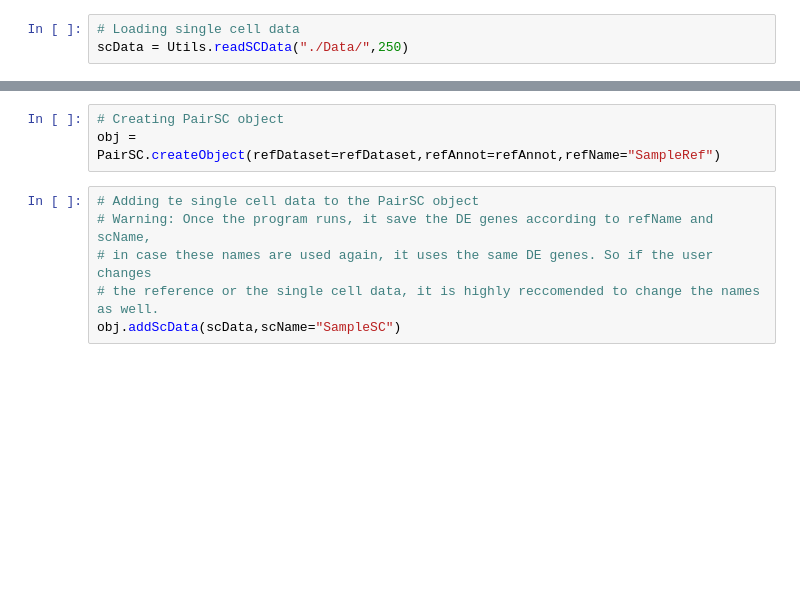
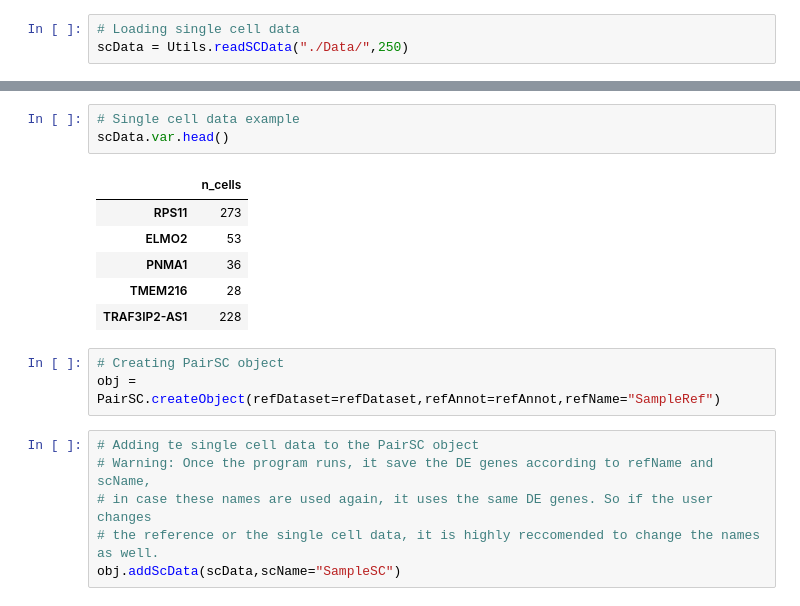
Before and after one commit to muratcemkose/PairSC, a Jupyter notebook: SampleNotebook.ipynb, the cells around one changed output, grey strips where cells are left out. Cells and saved outputs as stored; diff of their text form; blank space fills up the shorter version.

```diff
--- a/SampleNotebook.ipynb
+++ b/SampleNotebook.ipynb
@@ -17,3 +48,13 @@ scData = Utils.readSCData("./Data/",250)
+# %%
+# Single cell data example
+scData.var.head()
+# %% [output]
+|  | n_cells |
+| RPS11 | 273 |
+| ELMO2 | 53 |
+| PNMA1 | 36 |
+| TMEM216 | 28 |
+| TRAF3IP2-AS1 | 228 |
 # %%
 # Creating PairSC object
 obj = PairSC.createObject(refDataset=refDataset,refAnnot=refAnnot,refName="SampleRef")
```
Also changed, not shown: parts of 7 cells of this notebook.
